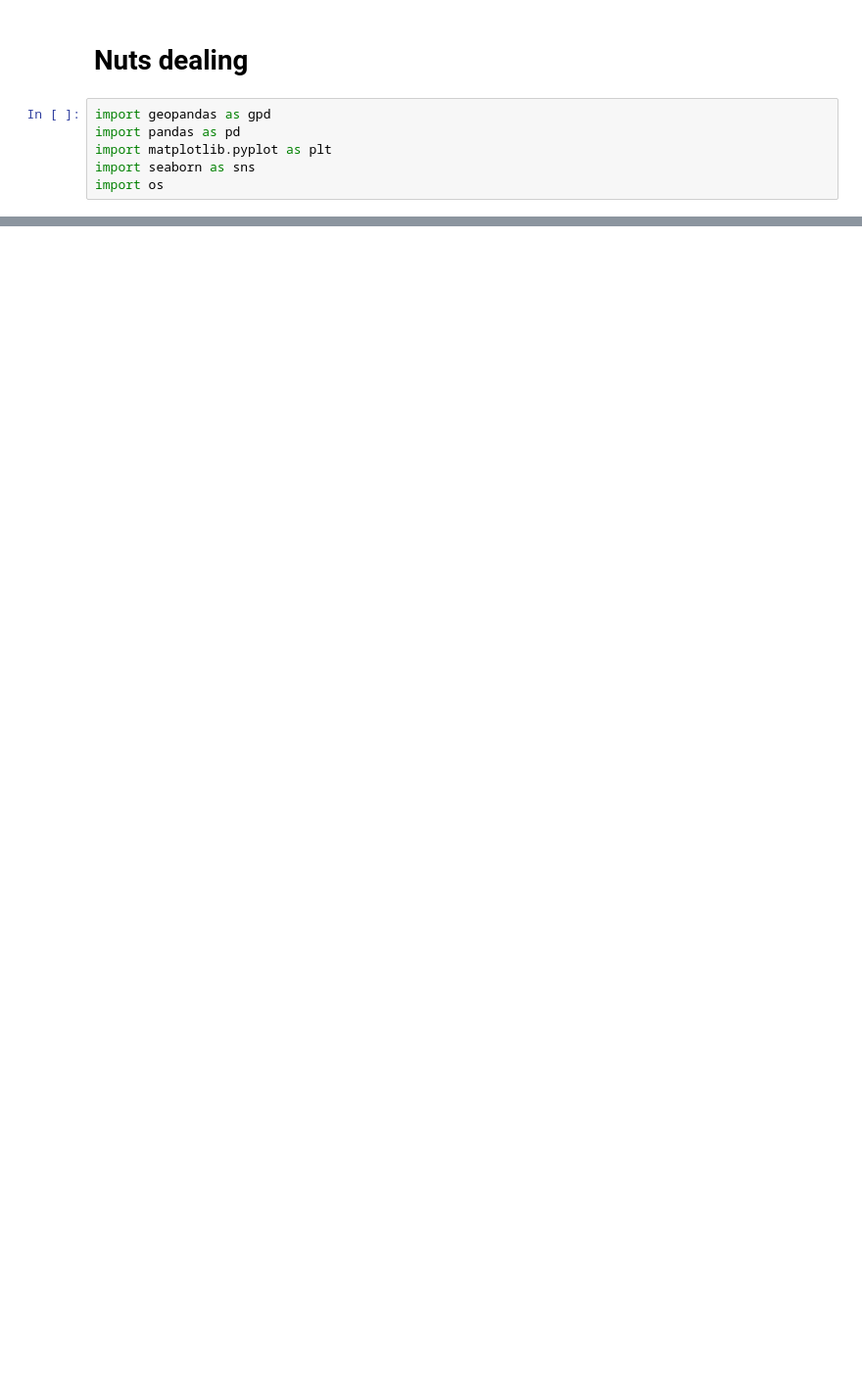
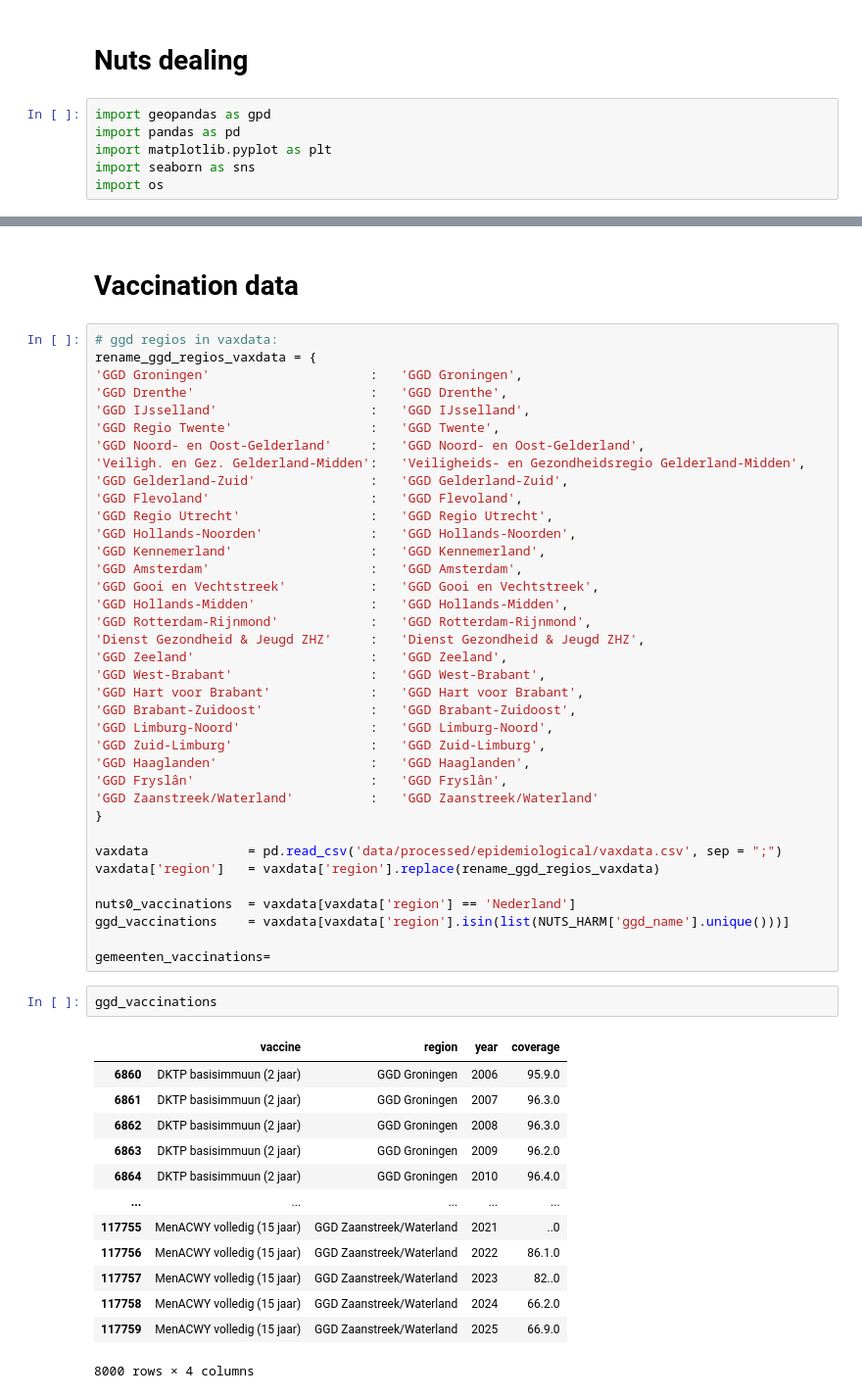
Before and after one commit to stends2001/epidemiology-netherlands, a Jupyter notebook: nl_harm.ipynb, the cells around one changed output, grey strips where cells are left out. Shown: that part at 98% size. Cells and saved outputs as stored; diff of their text form; blank space fills up the shorter version.

Commit message:
first steps into harmonizing vaxdata

```diff
--- a/nl_harm.ipynb
+++ b/nl_harm.ipynb
@@ -120,0 +124,55 @@ current_shapefile.plot()
+# %% [markdown]
+# Vaccination data
+# %%
+# ggd regios in vaxdata:
+rename_ggd_regios_vaxdata = {
+'GGD Groningen'                     :   'GGD Groningen',
+'GGD Drenthe'                       :   'GGD Drenthe',
+'GGD IJsselland'                    :   'GGD IJsselland',
+'GGD Regio Twente'                  :   'GGD Twente',
+'GGD Noord- en Oost-Gelderland'     :   'GGD Noord- en Oost-Gelderland',
+'Veiligh. en Gez. Gelderland-Midden':   'Veiligheids- en Gezondheidsregio Gelderland-Midden',
+'GGD Gelderland-Zuid'               :   'GGD Gelderland-Zuid',
+'GGD Flevoland'                     :   'GGD Flevoland',
+'GGD Regio Utrecht'                 :   'GGD Regio Utrecht',
+'GGD Hollands-Noorden'              :   'GGD Hollands-Noorden',
+'GGD Kennemerland'                  :   'GGD Kennemerland',
+'GGD Amsterdam'                     :   'GGD Amsterdam',
+'GGD Gooi en Vechtstreek'           :   'GGD Gooi en Vechtstreek',
+'GGD Hollands-Midden'               :   'GGD Hollands-Midden',
+'GGD Rotterdam-Rijnmond'            :   'GGD Rotterdam-Rijnmond',
+'Dienst Gezondheid & Jeugd ZHZ'     :   'Dienst Gezondheid & Jeugd ZHZ',
+'GGD Zeeland'                       :   'GGD Zeeland',
+'GGD West-Brabant'                  :   'GGD West-Brabant',
+'GGD Hart voor Brabant'             :   'GGD Hart voor Brabant',
+'GGD Brabant-Zuidoost'              :   'GGD Brabant-Zuidoost',
+'GGD Limburg-Noord'                 :   'GGD Limburg-Noord',
+'GGD Zuid-Limburg'                  :   'GGD Zuid-Limburg',
+'GGD Haaglanden'                    :   'GGD Haaglanden',
+'GGD Fryslân'                       :   'GGD Fryslân',
+'GGD Zaanstreek/Waterland'          :   'GGD Zaanstreek/Waterland'
+}
+
+vaxdata             = pd.read_csv('data/processed/epidemiological/vaxdata.csv', sep = ";")
+vaxdata['region']   = vaxdata['region'].replace(rename_ggd_regios_vaxdata)
+
+nuts0_vaccinations  = vaxdata[vaxdata['region'] == 'Nederland']
+ggd_vaccinations    = vaxdata[vaxdata['region'].isin(list(NUTS_HARM['ggd_name'].unique()))]
+
+gemeenten_vaccinations=
+# %%
+ggd_vaccinations
+# %% [output]
+|  | vaccine | region | year | coverage |
+| 6860 | DKTP basisimmuun (2 jaar) | GGD Groningen | 2006 | 95.9.0 |
+| 6861 | DKTP basisimmuun (2 jaar) | GGD Groningen | 2007 | 96.3.0 |
+| 6862 | DKTP basisimmuun (2 jaar) | GGD Groningen | 2008 | 96.3.0 |
+| 6863 | DKTP basisimmuun (2 jaar) | GGD Groningen | 2009 | 96.2.0 |
+| 6864 | DKTP basisimmuun (2 jaar) | GGD Groningen | 2010 | 96.4.0 |
+| ... | ... | ... | ... | ... |
+| 117755 | MenACWY volledig (15 jaar) | GGD Zaanstreek/Waterland | 2021 | ..0 |
+| 117756 | MenACWY volledig (15 jaar) | GGD Zaanstreek/Waterland | 2022 | 86.1.0 |
+| 117757 | MenACWY volledig (15 jaar) | GGD Zaanstreek/Waterland | 2023 | 82..0 |
+| 117758 | MenACWY volledig (15 jaar) | GGD Zaanstreek/Waterland | 2024 | 66.2.0 |
+| 117759 | MenACWY volledig (15 jaar) | GGD Zaanstreek/Waterland | 2025 | 66.9.0 |
+8000 rows × 4 columns
```
Also changed, not shown: parts of 3 cells of this notebook, 1 other file.
